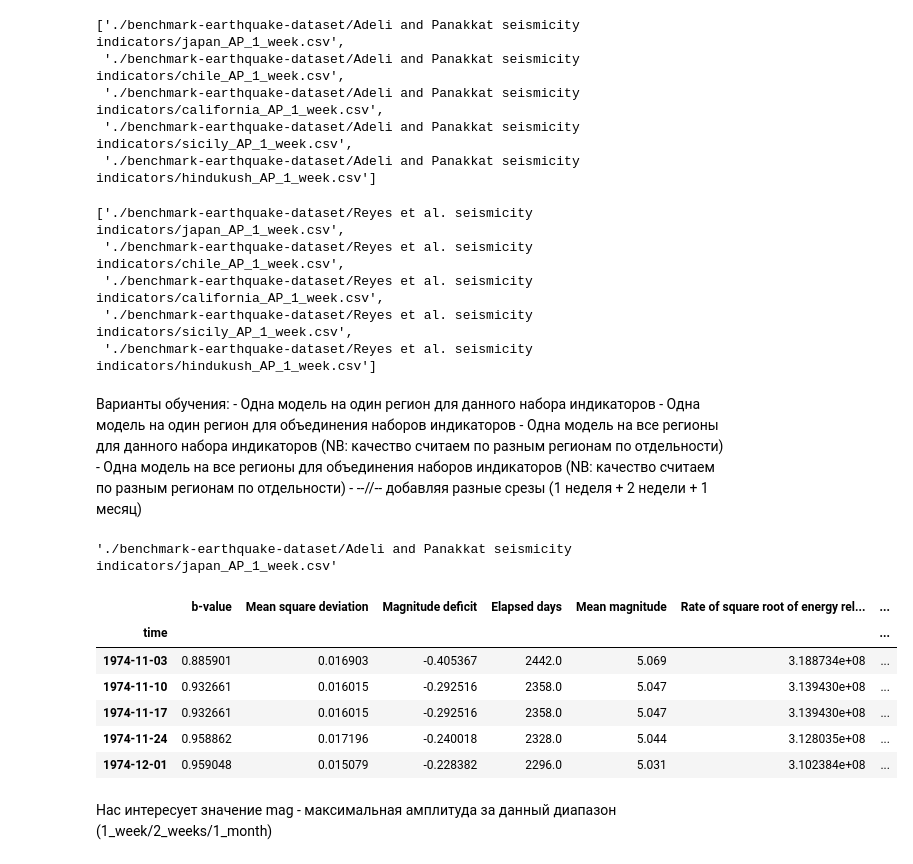
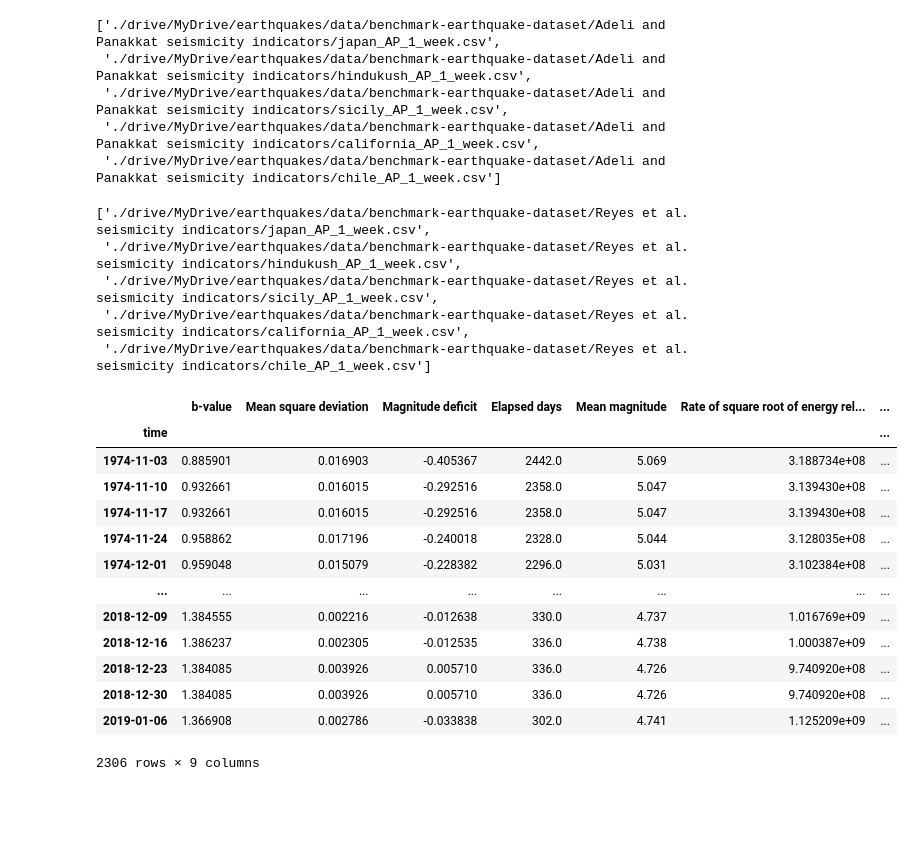
Before and after one commit to fibletype/data-science-course, a Jupyter notebook: sem_2/task3/sample.ipynb, the cells around one changed output. Saved outputs shown, nothing was run; the diff lists cells and outputs as text; code cells hidden in the pictures; blank space fills up the shorter version.

```diff
--- a/sem_2/task3/sample.ipynb
+++ b/sem_2/task3/sample.ipynb
@@ -1,5 +17,5 @@
 # %%
-base_dir = "./benchmark-earthquake-dataset"
+base_dir = "./drive/MyDrive/earthquakes/data/benchmark-earthquake-dataset"
 indicators_adeli = "Adeli and Panakkat seismicity indicators"
 indicators_reyes = "Reyes et al. seismicity indicators"
 
@@ -16,43 +30,36 @@ reyes_files = list_files(base_dir, indicators_reyes, aggregation)
 # %%
 adeli_files
 # %% [output]
-['./benchmark-earthquake-dataset/Adeli and Panakkat seismicity indicators/japan_AP_1_week.csv',
- './benchmark-earthquake-dataset/Adeli and Panakkat seismicity indicators/chile_AP_1_week.csv',
- './benchmark-earthquake-dataset/Adeli and Panakkat seismicity indicators/california_AP_1_week.csv',
- './benchmark-earthquake-dataset/Adeli and Panakkat seismicity indicators/sicily_AP_1_week.csv',
- './benchmark-earthquake-dataset/Adeli and Panakkat seismicity indicators/hindukush_AP_1_week.csv']
+['./drive/MyDrive/earthquakes/data/benchmark-earthquake-dataset/Adeli and Panakkat seismicity indicators/japan_AP_1_week.csv',
+ './drive/MyDrive/earthquakes/data/benchmark-earthquake-dataset/Adeli and Panakkat seismicity indicators/hindukush_AP_1_week.csv',
+ './drive/MyDrive/earthquakes/data/benchmark-earthquake-dataset/Adeli and Panakkat seismicity indicators/sicily_AP_1_week.csv',
+ './drive/MyDrive/earthquakes/data/benchmark-earthquake-dataset/Adeli and Panakkat seismicity indicators/california_AP_1_week.csv',
+ './drive/MyDrive/earthquakes/data/benchmark-earthquake-dataset/Adeli and Panakkat seismicity indicators/chile_AP_1_week.csv']
 # %%
 reyes_files
 # %% [output]
-['./benchmark-earthquake-dataset/Reyes et al. seismicity indicators/japan_AP_1_week.csv',
- './benchmark-earthquake-dataset/Reyes et al. seismicity indicators/chile_AP_1_week.csv',
- './benchmark-earthquake-dataset/Reyes et al. seismicity indicators/california_AP_1_week.csv',
- './benchmark-earthquake-dataset/Reyes et al. seismicity indicators/sicily_AP_1_week.csv',
- './benchmark-earthquake-dataset/Reyes et al. seismicity indicators/hindukush_AP_1_week.csv']
+['./drive/MyDrive/earthquakes/data/benchmark-earthquake-dataset/Reyes et al. seismicity indicators/japan_AP_1_week.csv',
+ './drive/MyDrive/earthquakes/data/benchmark-earthquake-dataset/Reyes et al. seismicity indicators/hindukush_AP_1_week.csv',
+ './drive/MyDrive/earthquakes/data/benchmark-earthquake-dataset/Reyes et al. seismicity indicators/sicily_AP_1_week.csv',
+ './drive/MyDrive/earthquakes/data/benchmark-earthquake-dataset/Reyes et al. seismicity indicators/california_AP_1_week.csv',
+ './drive/MyDrive/earthquakes/data/benchmark-earthquake-dataset/Reyes et al. seismicity indicators/chile_AP_1_week.csv']
-# %% [markdown]
-Варианты обучения:
-    - Одна модель на один регион для данного набора индикаторов
-    - Одна модель на один регион для объединения наборов индикаторов
-    - Одна модель на все регионы для данного набора индикаторов (NB: качество считаем по разным регионам по отдельности)
-    - Одна модель на все регионы для объединения наборов индикаторов (NB: качество считаем по разным регионам по отдельности)
-    - --//-- добавляя разные срезы (1 неделя + 2 недели + 1 месяц)
-# %%
-file_path = adeli_files[0]
-file_path
-# %% [output]
-'./benchmark-earthquake-dataset/Adeli and Panakkat seismicity indicators/japan_AP_1_week.csv'
 # %%
 import pandas as pd
-df = pd.read_csv(file_path, sep='\t', index_col='time')
+df = pd.read_csv(adeli_files[0], sep='\t', index_col='time')
 # %%
-df.head()
+df
 # %% [output]
 |  | b-value | Mean square deviation | Magnitude deficit | Elapsed days | Mean magnitude | Rate of square root of energy rel... | ... |
 | time |  |  |  |  |  |  | ... |
 | 1974-11-03 | 0.885901 | 0.016903 | -0.405367 | 2442.0 | 5.069 | 3.188734e+08 | ... |
 | 1974-11-10 | 0.932661 | 0.016015 | -0.292516 | 2358.0 | 5.047 | 3.139430e+08 | ... |
 | 1974-11-17 | 0.932661 | 0.016015 | -0.292516 | 2358.0 | 5.047 | 3.139430e+08 | ... |
 | 1974-11-24 | 0.958862 | 0.017196 | -0.240018 | 2328.0 | 5.044 | 3.128035e+08 | ... |
 | 1974-12-01 | 0.959048 | 0.015079 | -0.228382 | 2296.0 | 5.031 | 3.102384e+08 | ... |
+| ... | ... | ... | ... | ... | ... | ... | ... |
+| 2018-12-09 | 1.384555 | 0.002216 | -0.012638 | 330.0 | 4.737 | 1.016769e+09 | ... |
+| 2018-12-16 | 1.386237 | 0.002305 | -0.012535 | 336.0 | 4.738 | 1.000387e+09 | ... |
+| 2018-12-23 | 1.384085 | 0.003926 | 0.005710 | 336.0 | 4.726 | 9.740920e+08 | ... |
+| 2018-12-30 | 1.384085 | 0.003926 | 0.005710 | 336.0 | 4.726 | 9.740920e+08 | ... |
+| 2019-01-06 | 1.366908 | 0.002786 | -0.033838 | 302.0 | 4.741 | 1.125209e+09 | ... |
+2306 rows × 9 columns
-# %% [markdown]
-Нас интересует значение mag - максимальная амплитуда за данный диапазон (1_week/2_weeks/1_month)
```
Also changed, not shown: parts of 59 cells of this notebook.
